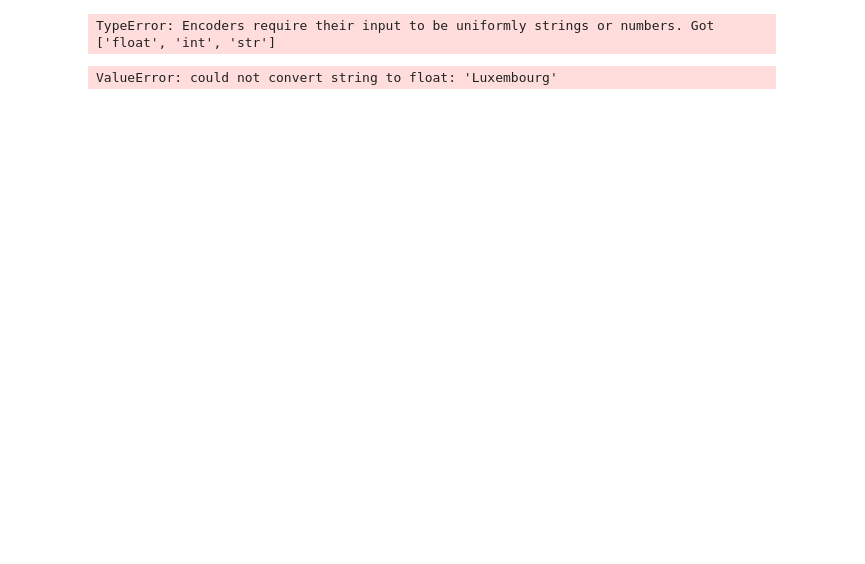
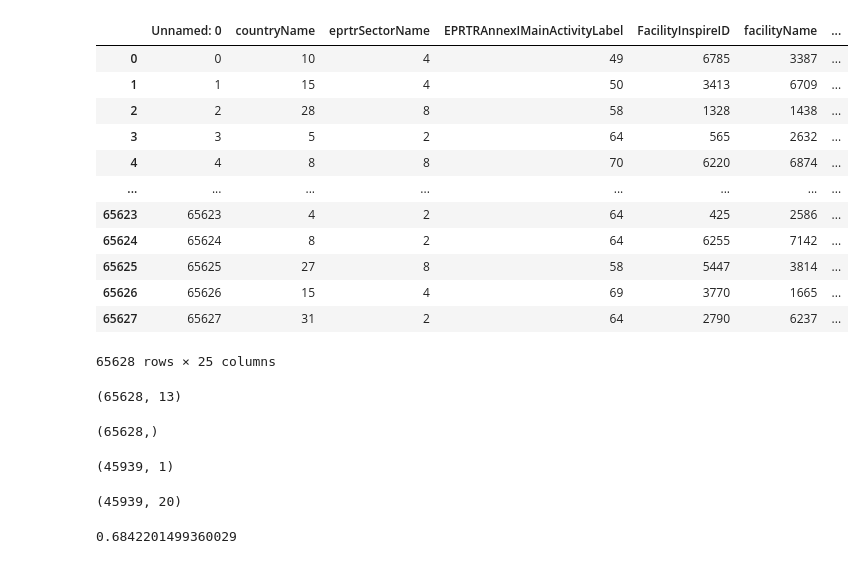
Before and after one commit to OnlyData-64/Schneider-Electric-Hackhaton, a Jupyter notebook: randomForest.ipynb, the cells around one changed output. Drawn from its saved outputs; the diff is of its cells as text; code cells hidden in the pictures; blank space fills up the shorter version.

```diff
--- a/randomForest.ipynb
+++ b/randomForest.ipynb
@@ -11,12 +11,39 @@ import numpy as np
 import matplotlib.pyplot as plt
 from tqdm import tqdm
 # %%
-train=pd.read_csv("train1.csv",index_col=False)
+train=pd.read_csv("train_total.csv",index_col=False)
+train.dropna()
+# %% [output]
+|  | Unnamed: 0 | countryName | eprtrSectorName | EPRTRAnnexIMainActivityLabel | FacilityInspireID | facilityName | ... |
+| 0 | 0 | 10 | 4 | 49 | 6785 | 3387 | ... |
+| 1 | 1 | 15 | 4 | 50 | 3413 | 6709 | ... |
+| 2 | 2 | 28 | 8 | 58 | 1328 | 1438 | ... |
+| 3 | 3 | 5 | 2 | 64 | 565 | 2632 | ... |
+| 4 | 4 | 8 | 8 | 70 | 6220 | 6874 | ... |
+| ... | ... | ... | ... | ... | ... | ... | ... |
+| 65623 | 65623 | 4 | 2 | 64 | 425 | 2586 | ... |
+| 65624 | 65624 | 8 | 2 | 64 | 6255 | 7142 | ... |
+| 65625 | 65625 | 27 | 8 | 58 | 5447 | 3814 | ... |
+| 65626 | 65626 | 15 | 4 | 69 | 3770 | 1665 | ... |
+| 65627 | 65627 | 31 | 2 | 64 | 2790 | 6237 | ... |
+65628 rows × 25 columns
 # %%
+temp=['countryName', 'eprtrSectorName', 'EPRTRAnnexIMainActivityLabel',
+       'FacilityInspireID', 'facilityName', 'City', 'targetRelease',
+       'pollutant', 'reportingYear', 'MONTH', 'DAY', 'CONTINENT',
+       'max_wind_speed', 'avg_wind_speed', 'min_wind_speed', 'max_temp',
+       'avg_temp', 'min_temp', 'DAY WITH FOGS', 'REPORTER NAME', 'CITY ID']
 train_labels=['countryName', 'eprtrSectorName', 'EPRTRAnnexIMainActivityLabel',
        'FacilityInspireID', 'facilityName', 'City', 'targetRelease',
         'reportingYear', 'MONTH', 'DAY', 'CONTINENT',
        'max_wind_speed', 'avg_wind_speed', 'min_wind_speed', 'max_temp',
        'avg_temp', 'min_temp', 'DAY WITH FOGS', 'REPORTER NAME', 'CITY ID']
-x=train[train_labels].values.reshape(-1)
-y=train['pollutant']
+
+pca_3=['countryName','EPRTRAnnexIMainActivityLabel','FacilityInspireID','City',
+       'MONTH','max_wind_speed', 'avg_wind_speed',
+       'min_wind_speed','max_temp','avg_temp', 'min_temp','DAY WITH FOGS', 'REPORTER NAME']
+x=train[pca_3].values
+y=train['pollutant'].values#.reshape((65628,1))
+x.shape
+# %% [output]
+(65628, 13)
@@ -36,8 +50,5 @@ def str2tag(y):
-# %%
-y=train['pollutant'].apply(str)
-le = preprocessing.LabelEncoder()
-label_encoded=le.fit_transform(y)
-feature_encoded=le.fit_transform(x)
-# %% [output]
-TypeError: Encoders require their input to be uniformly strings or numbers. Got ['float', 'int', 'str']
+# %%
+y.shape
+# %% [output]
+(65628,)
 # %%
@@ -44,0 +57,8 @@ x_train, x_test, y_train, y_test = train_test_split(x, y,test_size=0.3, random_s
+# %%
+y_train.shape
+# %% [output]
+(45939, 1)
+# %%
+x_train.shape
+# %% [output]
+(45939, 20)
@@ -45,11 +67,11 @@ x_train, x_test, y_train, y_test = train_test_split(x, y,test_size=0.3, random_s
 # %%
-model = RandomForestClassifier(n_estimators=800, max_depth=300, random_state=0)
+model = RandomForestClassifier(n_estimators=200, max_depth=100, random_state=0)
 
 # Train the model using the training sets
-model.fit(x_train,x_test)
+model.fit(x_train,y_train)
 
 #Predict Output
 
 model.score(x_test,y_test)
 # %% [output]
-ValueError: could not convert string to float: 'Luxembourg'
+0.6842201499360029
```
Also changed, not shown: parts of 5 cells of this notebook.
